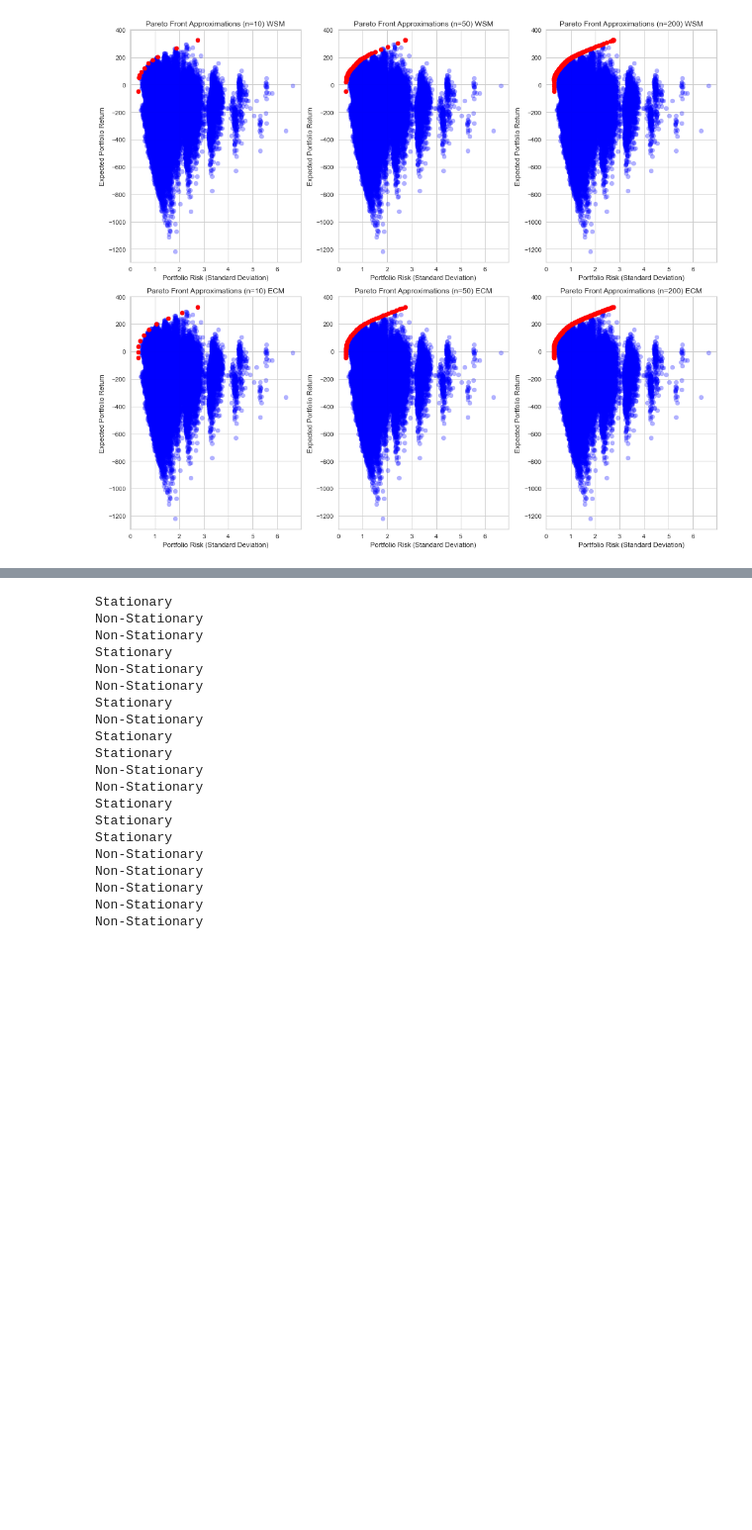
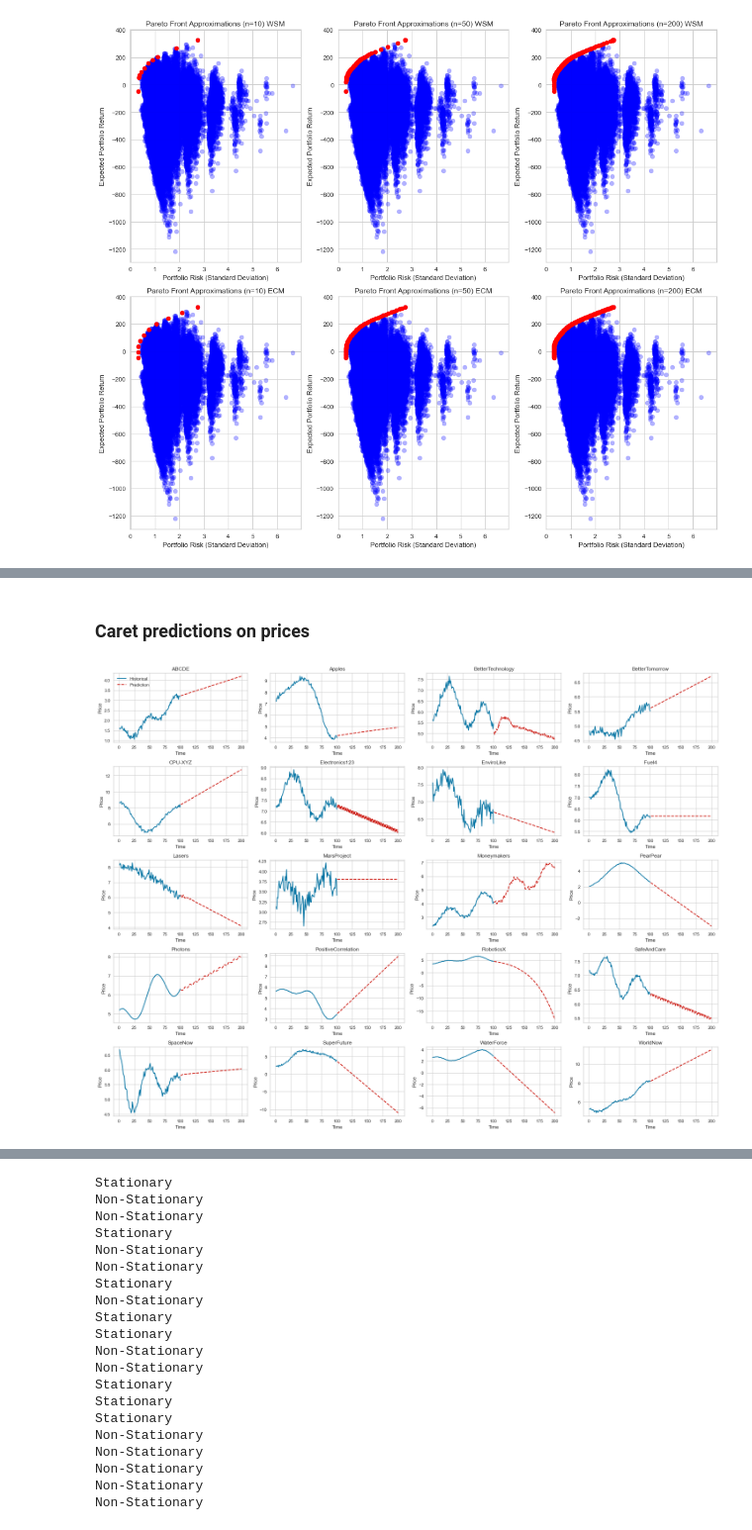
Before and after one commit to adammielniczuk/moo, a Jupyter notebook: Script1.ipynb, the cells around one changed output, grey strips where cells are left out. Shown at 99% size. Saved outputs shown, nothing was run; the diff lists cells and outputs as text; code cells hidden in the pictures; blank space fills up the shorter version.

```diff
--- a/Script1.ipynb
+++ b/Script1.ipynb
@@ -706,0 +718,4 @@ Method Comparison:
+# %% [markdown]
+### Caret predictions on prices
+# %%
+assets = load_all_assets(data_dir, log=False)
@@ -706,0 +740,20 @@ Method Comparison:
+# %%
+plt.figure(figsize=(20, 15))
+for i, (asset_name, prices) in enumerate(assets.items()):
+    pred_prices=caret_predict(prices)[1:]
+    pred_times = np.array([x for x in range(times[-1]+1, 201)])
+
+    plt.subplot(5, 4, i+1)
+    plt.plot(times, prices[1:], 'b-', label='Historical')
+    plt.plot(pred_times, pred_prices, 'r--', label='Prediction')
+    plt.title(asset_name)
+    plt.xlabel('Time')
+    plt.ylabel('Price')
+
+    if i == 0:
+        plt.legend()
+
+plt.tight_layout()
+plt.show()
+# %% [output]
+[figure, added]
```
Also changed, not shown: parts of 21 cells of this notebook, 1 other file.
